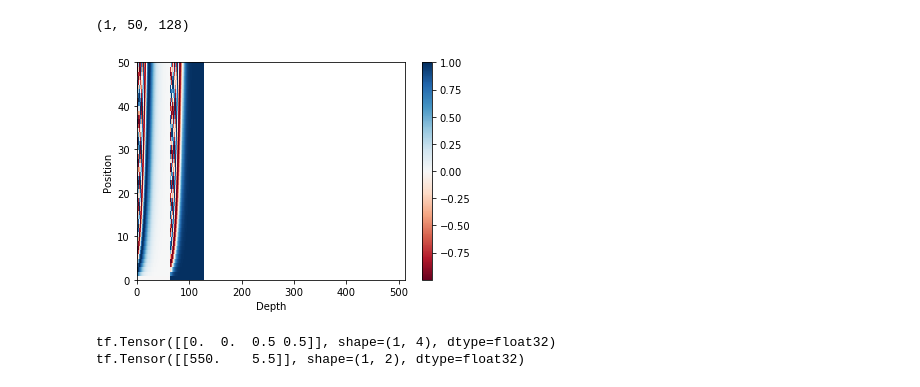
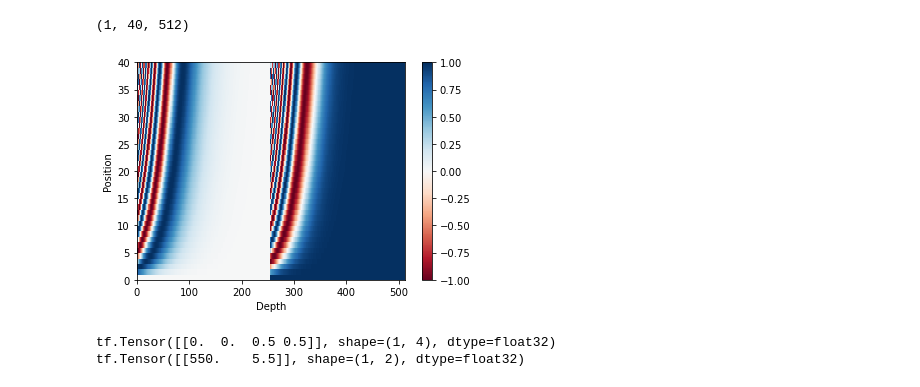
Before and after one commit to imguru-mooc/deep_learning_nlp, a Jupyter notebook: Transformer.ipynb, the cells around one changed output. Drawn from its saved outputs; the diff is of its cells as text; code cells hidden in the pictures.

```diff
--- a/Transformer.ipynb
+++ b/Transformer.ipynb
@@ -0,0 +62,22 @@
+# %%
+i=tf.range(128, dtype=tf.float32)[tf.newaxis, :]
+angles = 1 / tf.pow(10000, (2 * (i // 2)) / tf.cast(128, tf.float32))
+# print(angles)
+print(angles.shape)
+
+position=tf.range(50, dtype=tf.float32)[:, tf.newaxis]
+# print(position)
+print(position.shape)
+angle_rads = angles*position   # (50,1)(1,128) (50,128)
+# print(angle_rads)
+# print(angle_rads[:, 0::2])
+sines = tf.math.sin(angle_rads[:, 0::2])
+# print(sines)
+
+cosines = tf.math.cos(angle_rads[:, 1::2])
+# print(cosines)
+
+pos_encoding = tf.concat([sines, cosines], axis=-1)
+print(pos_encoding[3])
+pos_encoding = pos_encoding[tf.newaxis, ...]
+print(pos_encoding.shape)
@@ -32,17 +129,19 @@ class PositionalEncoding(tf.keras.layers.Layer):
     def call(self, inputs):
         return inputs + self.pos_encoding[:, :tf.shape(inputs)[1], :]
 # %%
-sample_pos_encoding = PositionalEncoding(50, 128)
+sample_pos_encoding = PositionalEncoding(40, 512)
+# print(sample_pos_encoding.pos_encoding[0,10,10])
+
 
 plt.pcolormesh(sample_pos_encoding.pos_encoding.numpy()[0], cmap='RdBu')
 plt.xlabel('Depth')
 plt.xlim((0, 512))
 plt.ylabel('Position')
 plt.colorbar()
 plt.show()
 # %% [output]
-(1, 50, 128)
+(1, 40, 512)
-[figure, old version]
+[figure, new version]
 # %%
 def scaled_dot_product_attention(query, key, value, mask):
     # query 크기 : (batch_size, num_heads, query의 문장 길이, d_model/num_heads)
```
Also changed, not shown: parts of 8 cells of this notebook, 1 other file.
